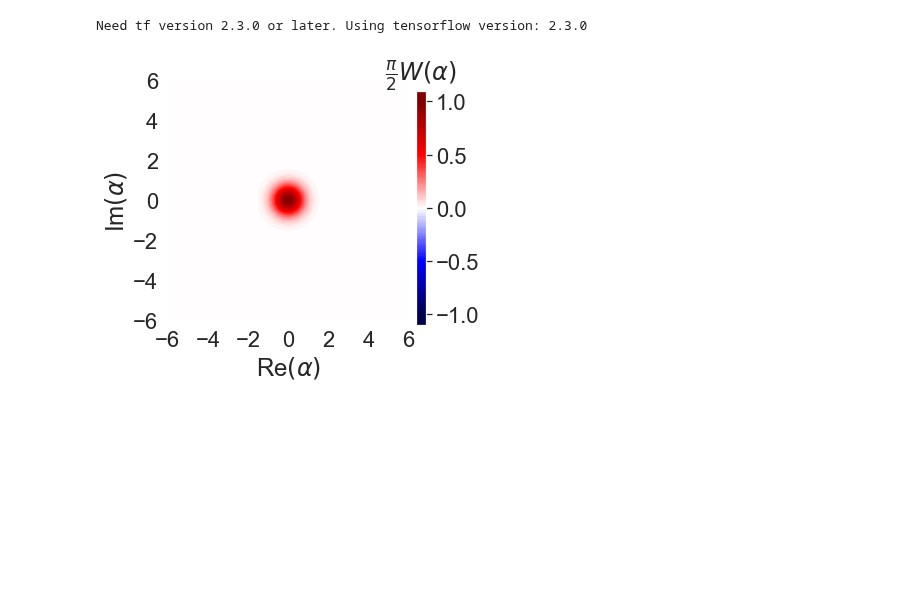
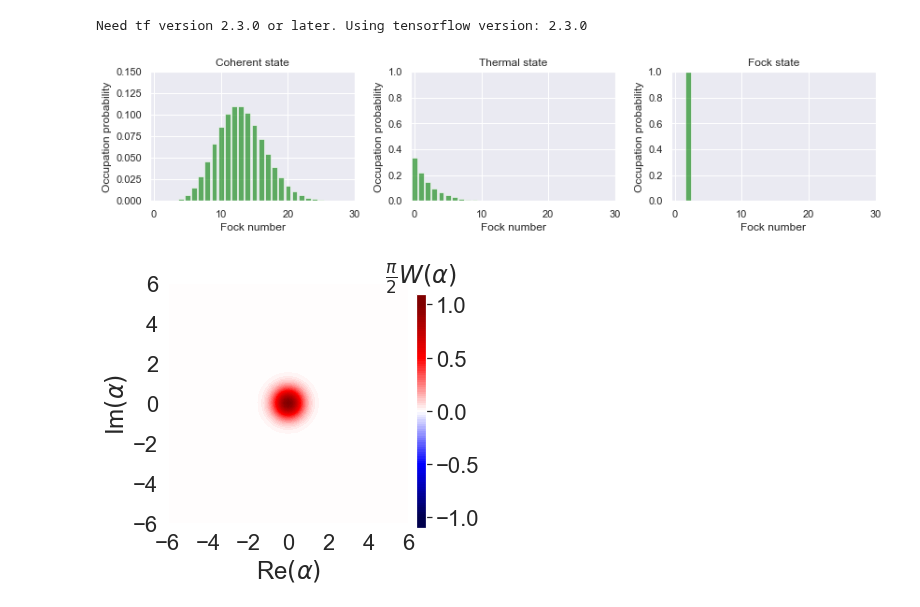
Before and after one commit to alec-eickbusch/ECD_control, a Jupyter notebook: testing/plots.ipynb, the cells around one changed output. Cells and saved outputs as stored; diff of their text form; code cells hidden in the pictures; blank space fills up the shorter version.

```diff
--- a/testing/plots.ipynb
+++ b/testing/plots.ipynb
@@ -19,6 +19,27 @@ from scipy import stats
 import seaborn as sns
 # %% [output]
 Need tf version 2.3.0 or later. Using tensorflow version: 2.3.0
+# %%
+from qutip.visualization import plot_fock_distribution
+
+N = 30
+
+rho_coherent = qt.coherent_dm(N, 2 + 3j)
+rho_thermal = qt.thermal_dm(N, 2)
+rho_fock = qt.fock_dm(N, 2)
+
+fig, axes = plt.subplots(1, 3, figsize=(12,3))
+
+plot_fock_distribution(rho_coherent, fig=fig, ax=axes[0], title="Coherent state");
+axes[0].set_ylim([0,.15])
+plot_fock_distribution(rho_thermal, fig=fig, ax=axes[1], title="Thermal state");
+plot_fock_distribution(rho_fock, fig=fig, ax=axes[2], title="Fock state");
+
+fig.tight_layout()
+
+plt.show()
+# %% [output]
+[figure, added]
 # %%
 # Setup Cooldown Unitary
 N = 50  # cavity hilbert space
```
Also changed, not shown: 1 other file.
